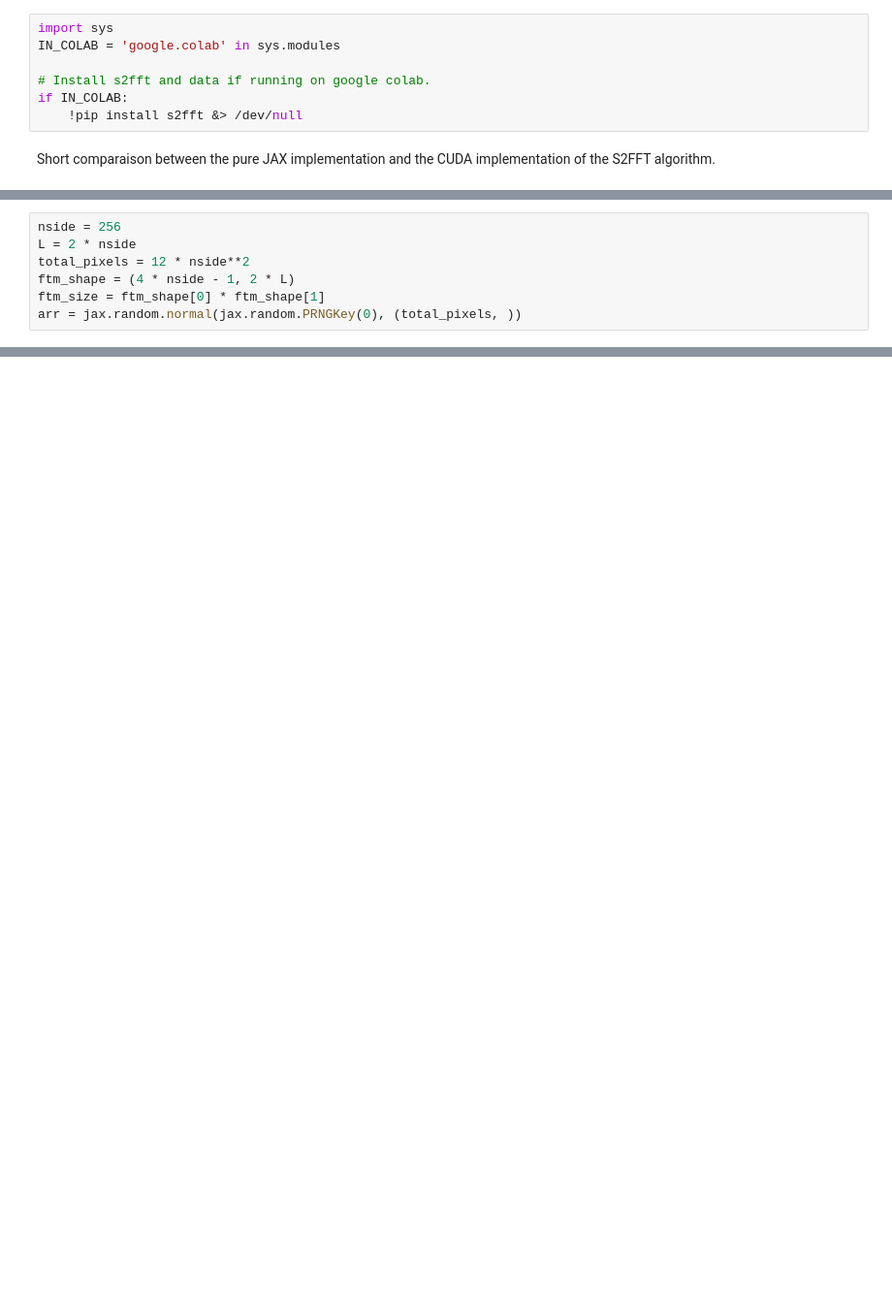
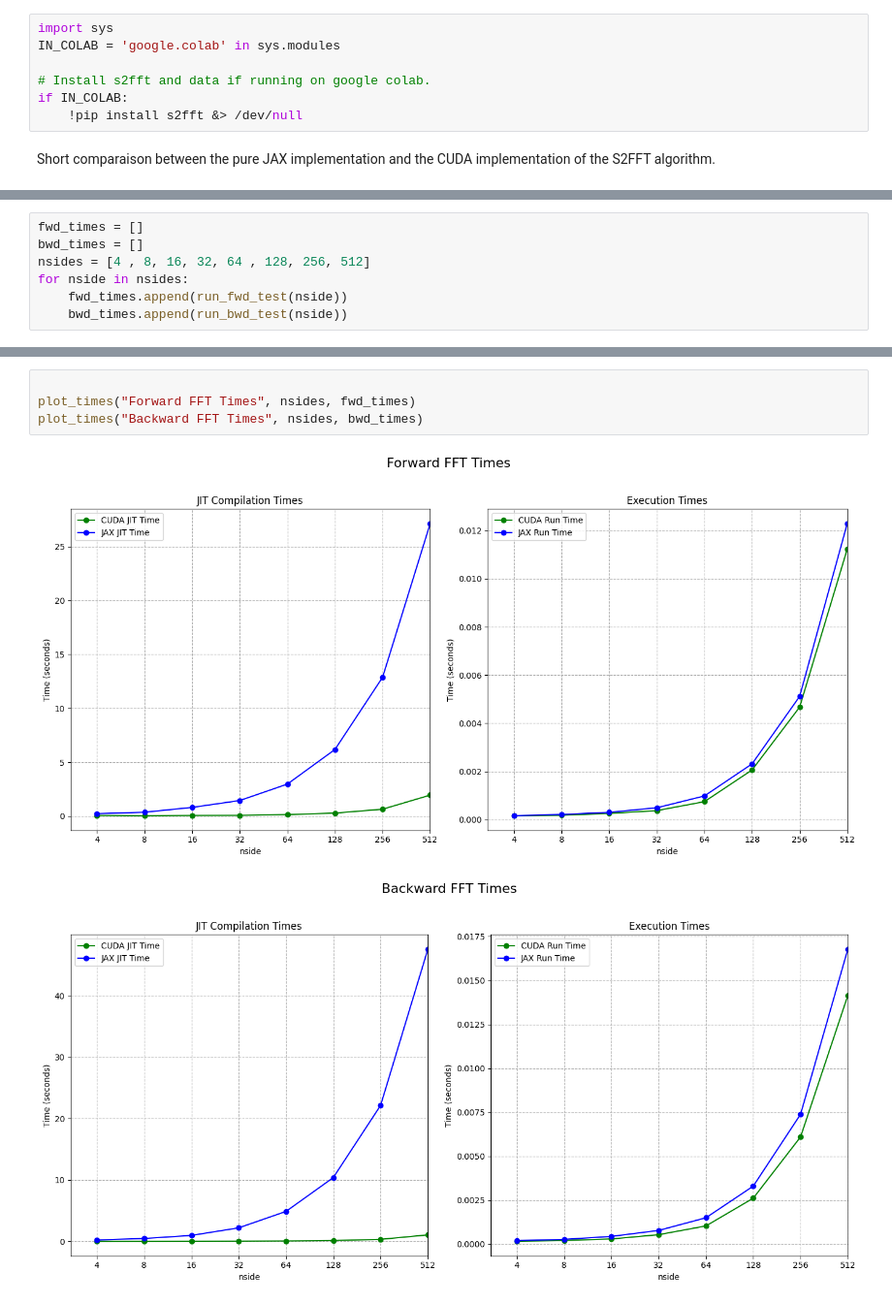
Before and after one commit to astro-informatics/s2fft, a Jupyter notebook: notebooks/JAX_CUDA_HEALPix.ipynb, the cells around one changed output, grey strips where cells are left out. Shown: that part at 97% size. Saved outputs shown, nothing was run; the diff lists cells and outputs as text; blank space fills up the shorter version.

```diff
--- a/notebooks/JAX_CUDA_HEALPix.ipynb
+++ b/notebooks/JAX_CUDA_HEALPix.ipynb
@@ -27,7 +24,0 @@ JAX is not using 64-bit precision. This will dramatically affect numerical preci
-# %%
-nside = 256
-L = 2 * nside
-total_pixels = 12 * nside**2
-ftm_shape = (4 * nside - 1, 2 * L)
-ftm_size = ftm_shape[0] * ftm_shape[1]
-arr = jax.random.normal(jax.random.PRNGKey(0), (total_pixels, ))
@@ -69,0 +91,7 @@ Error:
+# %%
+fwd_times = []
+bwd_times = []
+nsides = [4 , 8, 16, 32, 64 , 128, 256, 512]
+for nside in nsides:
+    fwd_times.append(run_fwd_test(nside))
+    bwd_times.append(run_bwd_test(nside))
@@ -69,0 +164,7 @@ Error:
+# %%
+
+plot_times("Forward FFT Times", nsides, fwd_times)
+plot_times("Backward FFT Times", nsides, bwd_times)
+# %% [output]
+[figure, added]
+[figure, added]
```
Also changed, not shown: parts of 12 cells of this notebook.
